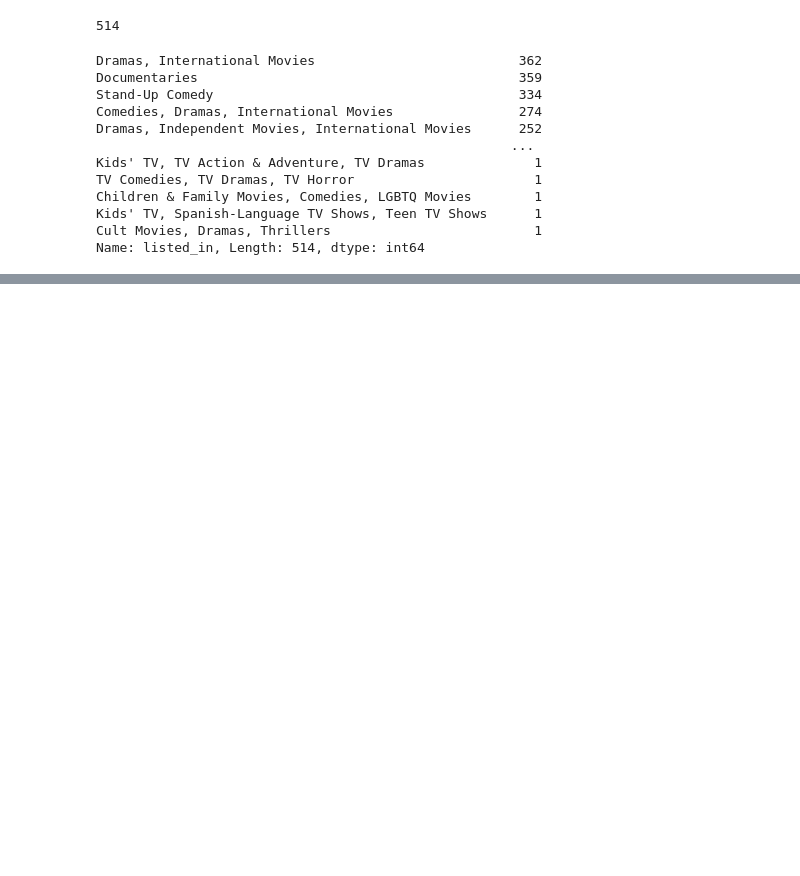
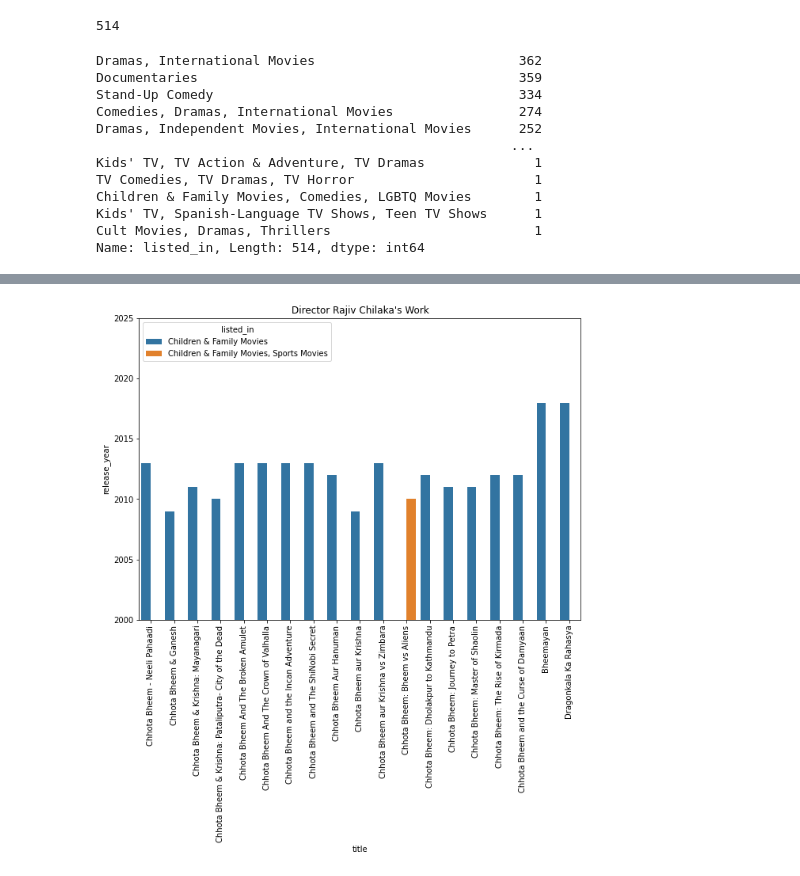
Before and after one commit to ArdeshnaA/EDA-Projects, a Jupyter notebook: Movies_EDA.ipynb, the cells around one changed output, grey strips where cells are left out. Drawn from its saved outputs; the diff is of its cells as text; code cells hidden in the pictures; blank space fills up the shorter version.

```diff
--- a/Movies_EDA.ipynb
+++ b/Movies_EDA.ipynb
@@ -168 +170,16 @@ plt.show()
+# %%
+#Finding all the work of Rajiv Chilaka
+Rajiv_director = data[data['director'] == "Rajiv Chilaka"]
+# %%
+plt.figure(figsize=(10,7))
+sns.barplot(x = 'title',
+            y = 'release_year',
+            hue = 'listed_in',
+            data = Rajiv_director)
+plt.xticks(rotation = 90)
+plt.ylim(2000,2025)
+plt.title("Director Rajiv Chilaka's Work")
+plt.show()
+# %% [output]
+[figure, added]
 # %%
```
Also changed, not shown: parts of 9 cells of this notebook.
